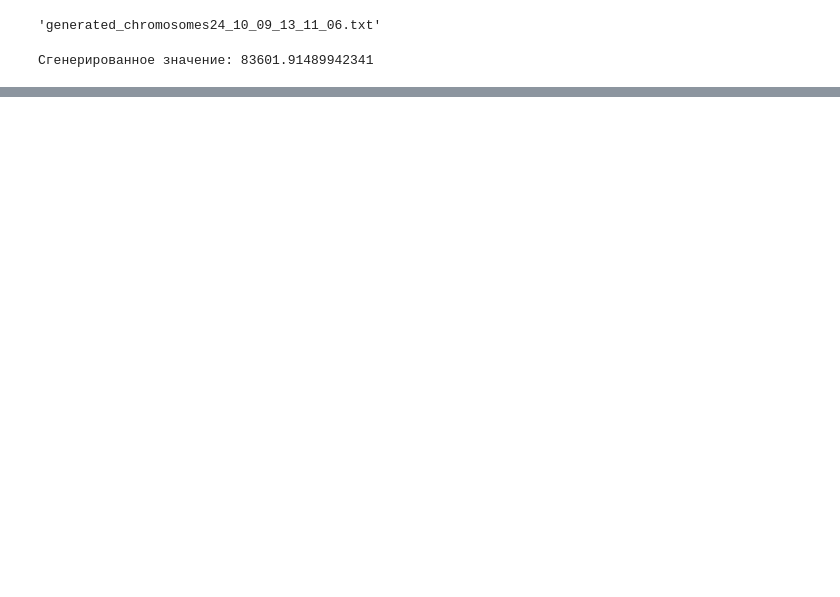
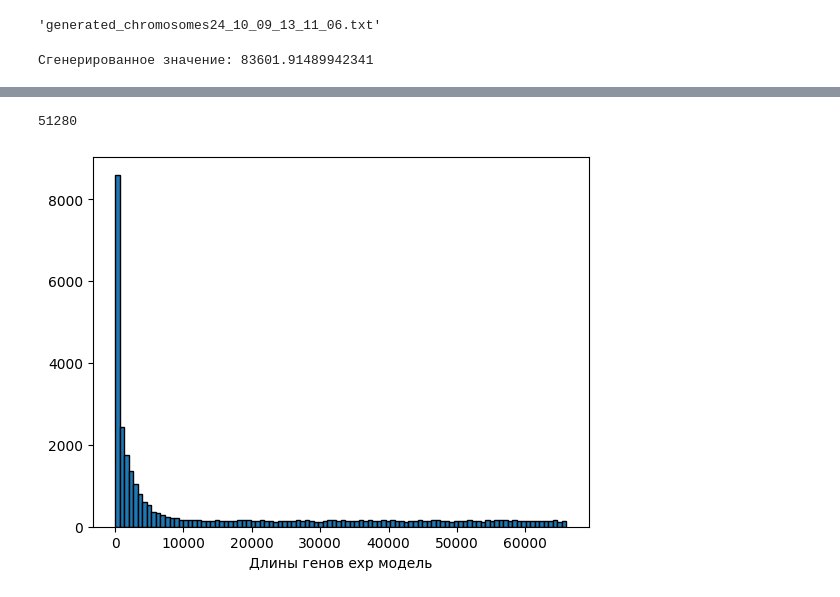
Before and after one commit to konstantin-stepovoi/imb_msc_thesis, a Jupyter notebook: Untitled.ipynb, the cells around one changed output, grey strips where cells are left out. Cells and saved outputs as stored; diff of their text form; code cells hidden in the pictures; blank space fills up the shorter version.

```diff
--- a/Untitled.ipynb
+++ b/Untitled.ipynb
@@ -29,0 +55,17 @@ print(f'Сгенерированное значение: {random_value}')
+# %%
+uni = []
+with open('Gentype_exp.txt', 'r') as file:
+    uni = file.readlines()
+
+for g in range(len(uni)):
+    wow, wiw = uni[g].split()[1:3]
+    uni[g] = int(wiw) - int(wow)
+print(uni[4])
+
+plt.hist(uni, bins = 100, edgecolor = 'black')
+plt.xlabel('Длины генов exp модель')
+#plt.xlim(0, 10000)
+plt.show()
+# %% [output]
+51280
+[figure, added]
```
Also changed, not shown: parts of 5 cells of this notebook, 12 other files.
